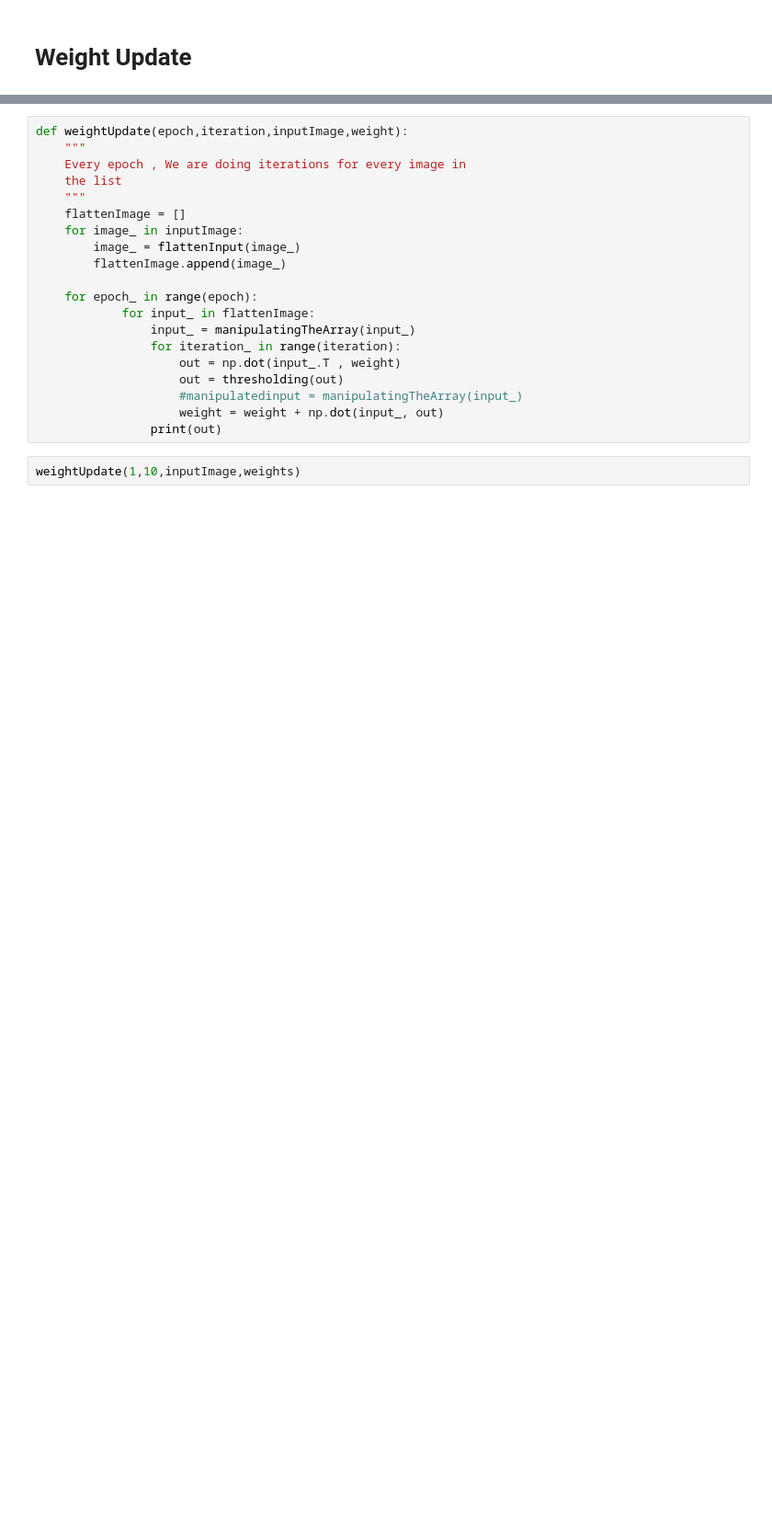
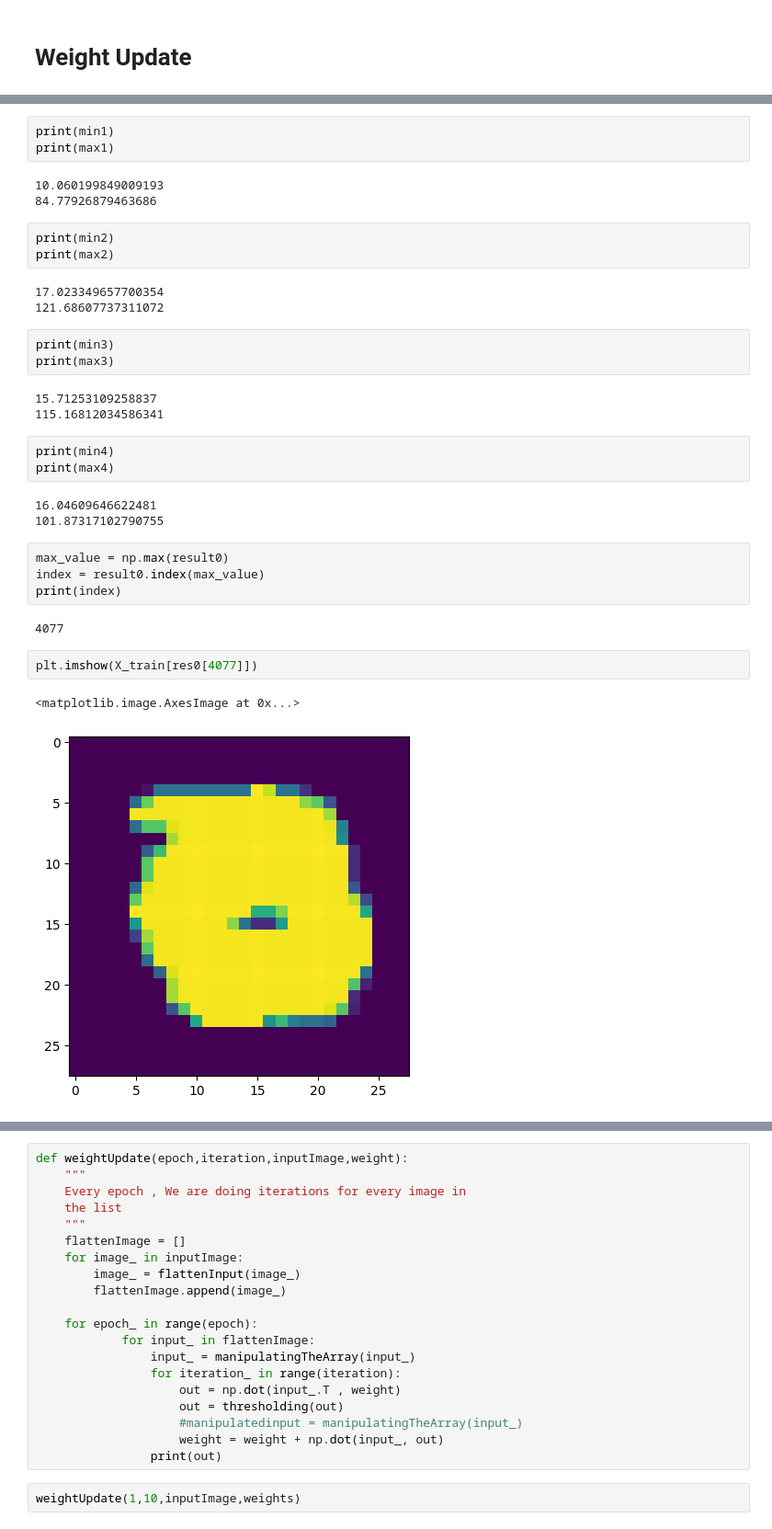
Before and after one commit to prayaspatnaik21/NNForCircuits, a Jupyter notebook: weightUpdate.ipynb, the cells around one changed output, grey strips where cells are left out. Shown at 92% size. Cells and saved outputs as stored; diff of their text form; blank space fills up the shorter version.

```diff
--- a/weightUpdate.ipynb
+++ b/weightUpdate.ipynb
@@ -99,0 +325,35 @@ inputImage = [input_1,input_2,input_3,input_4]
+# %%
+print(min1)
+print(max1)
+# %% [output]
+10.060199849009193
+84.77926879463686
+# %%
+print(min2)
+print(max2)
+# %% [output]
+17.023349657700354
+121.68607737311072
+# %%
+print(min3)
+print(max3)
+# %% [output]
+15.71253109258837
+115.16812034586341
+# %%
+print(min4)
+print(max4)
+# %% [output]
+16.04609646622481
+101.87317102790755
+# %%
+max_value = np.max(result0)
+index = result0.index(max_value)
+print(index)
+# %% [output]
+4077
+# %%
+plt.imshow(X_train[res0[4077]])
+# %% [output]
+<matplotlib.image.AxesImage at 0x...>
+[figure, added]
```
Also changed, not shown: parts of 70 cells of this notebook.
